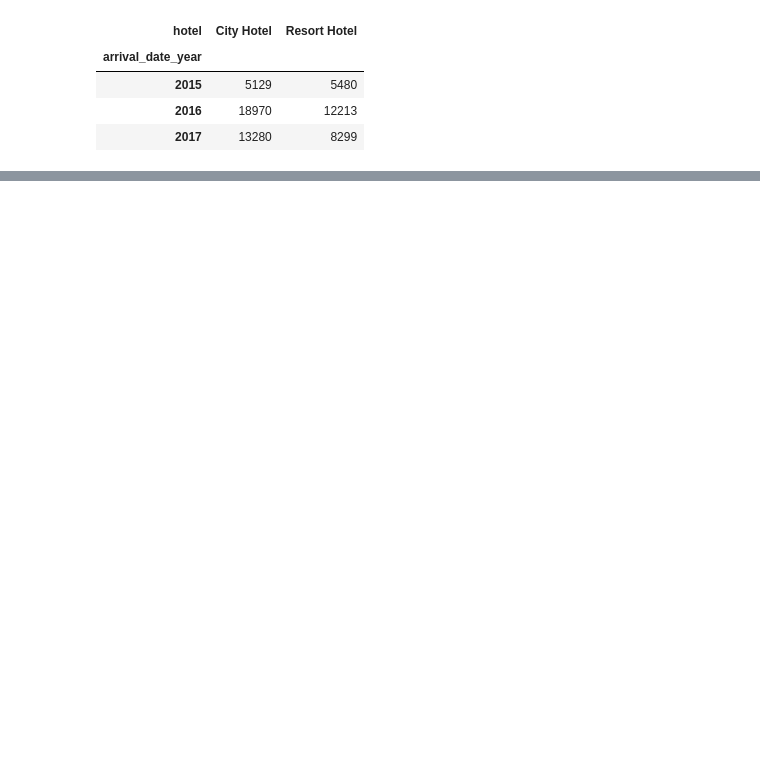
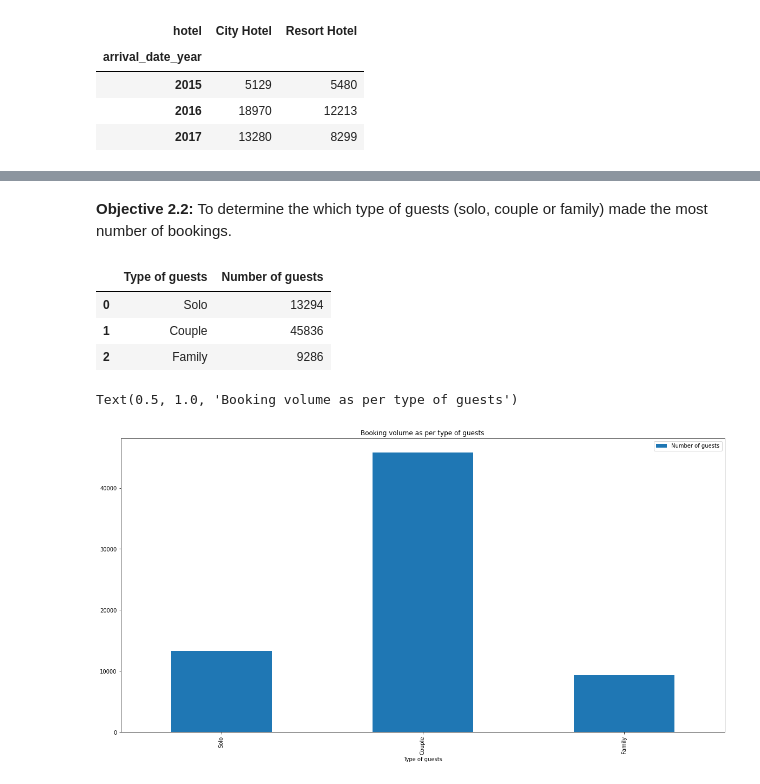
Before and after one commit to shubhro-jyoti/Hotel-Booking-analysis, a Jupyter notebook: Copy_of_Hotel_Booking_Analysis_Capstone_Project.ipynb, the cells around one changed output, grey strips where cells are left out. Cells and saved outputs as stored; diff of their text form; code cells hidden in the pictures; blank space fills up the shorter version.

```diff
--- a/Copy_of_Hotel_Booking_Analysis_Capstone_Project.ipynb
+++ b/Copy_of_Hotel_Booking_Analysis_Capstone_Project.ipynb
@@ -305,0 +305,25 @@ a
+# %% [markdown]
+**Objective 2.2:** To determine the which type of guests (solo, couple or family) made the most number of bookings.
+# %%
+# creating dataframe for solo,couple and family guests
+df['solo'] = df['adults'] == 1
+df['couple'] = df['adults'] == 2
+df['family'] = df['adults'] + df['children'] + df['babies'] >= 3
+type_of_guests = ['Solo','Couple','Family']
+total_guests = [df['solo'].sum(), df['couple'].sum(), df['family'].sum()]
+
+guests_dataframe = pd.DataFrame(list(zip(type_of_guests,total_guests))).rename(columns = {0:'Type of guests', 1:'Number of guests'})
+guests_dataframe
+# %% [output]
+|  | Type of guests | Number of guests |
+| 0 | Solo | 13294 |
+| 1 | Couple | 45836 |
+| 2 | Family | 9286 |
+# %%
+# plotting a bar graph for the different types of guests and booking volumes
+guests_dataframe.plot(x = 'Type of guests', y = 'Number of guests',kind='bar')
+plt.rcParams['figure.figsize'] = (10, 5)
+plt.title('Booking volume as per type of guests')
+# %% [output]
+Text(0.5, 1.0, 'Booking volume as per type of guests')
+[figure, added]
```
Also changed, not shown: parts of 10 cells of this notebook.
